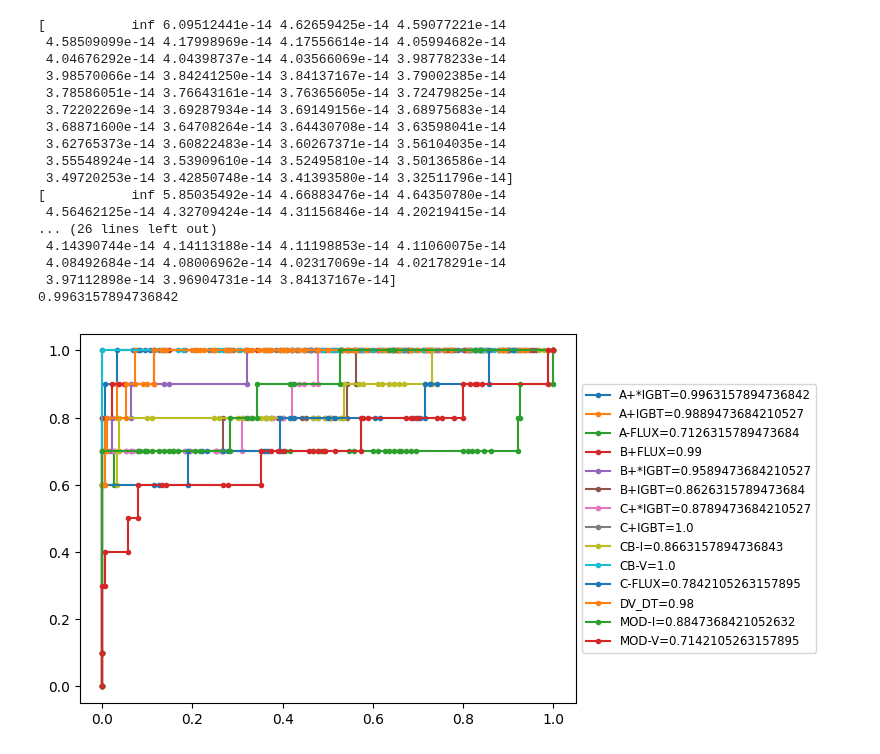
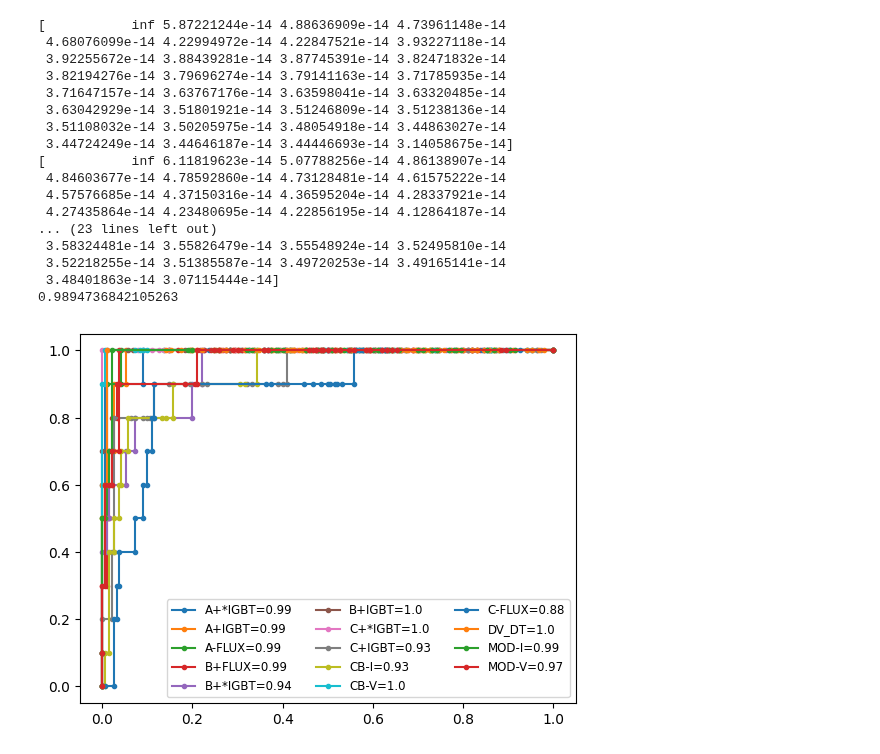
Before and after one commit to weso500/IOT-Anomaly-Detection, a Jupyter notebook: Second_Level_AUC_Generation.ipynb, the cells around one changed output. Drawn from its saved outputs; the diff is of its cells as text; code cells hidden in the pictures.

```diff
--- a/Second_Level_AUC_Generation.ipynb
+++ b/Second_Level_AUC_Generation.ipynb
@@ -3,7 +3,7 @@
 # %%
 import pandas as pd
 
-df = pd.read_csv('/content/AUC Generation Second Level Normaltrain.csv')
+df = pd.read_csv('/content/AUC Generation Second Level Maskedtrain.csv')
 print(df.head)
 # %% [output]
 <bound method NDFrame.head of      A+_IGBT-IMSE   A+IGBT-IMSE     A-FLUXMSE    B+_FLUXMSE    B+_IGBTMSE  \
@@ -48,60 +48,60 @@ fpr13, tpr13, thresholds13 = metrics.roc_curve(df['Target'], df['MOD-VMSE'] , po
 auc = metrics.auc(fpr, tpr)
 auc1 = metrics.auc(fpr1, tpr1)
 auc2 = metrics.auc(fpr2, tpr2)
 auc3 = metrics.auc(fpr3, tpr3)
 auc4 = metrics.auc(fpr4, tpr4)
 auc5 = metrics.auc(fpr5, tpr5)
 auc6 = metrics.auc(fpr6, tpr6)
 auc7 = metrics.auc(fpr7, tpr7)
 auc8 = metrics.auc(fpr8, tpr8)
 auc9 = metrics.auc(fpr9, tpr9)
 auc10 = metrics.auc(fpr10, tpr10)
 auc11 = metrics.auc(fpr11, tpr11)
 auc12 = metrics.auc(fpr12, tpr12)
 auc13 = metrics.auc(fpr13, tpr13)
 print(auc)
 
 #plt.figure(0).clf()
 #fpr, tpr, _ = metrics.roc_curve(y_test, prediction_loss)
 #auc = round(metrics.roc_auc_score(y_test, prediction_loss), 4)
-plt.plot(fpr,tpr,marker='.',label="A+*IGBT="+str(auc))
-plt.plot(fpr1,tpr1,marker='.',label="A+IGBT="+str(auc1))
-plt.plot(fpr2,tpr2,marker='.',label="A-FLUX="+str(auc2))
+plt.plot(fpr,tpr,marker='.',label="A+*IGBT="+str(round(auc, 2)))
+plt.plot(fpr1,tpr1,marker='.',label="A+IGBT="+str(round(auc1, 2)))
+plt.plot(fpr2,tpr2,marker='.',label="A-FLUX="+str(round(auc2, 2)))
 plt.plot(fpr3,tpr3,marker='.',label="B+FLUX="+str(round(auc3, 2)))
-plt.plot(fpr4,tpr4,marker='.',label="B+*IGBT="+str(auc4))
-plt.plot(fpr5,tpr5,marker='.',label="B+IGBT="+str(auc5))
-plt.plot(fpr6,tpr6,marker='.',label="C+*IGBT="+str(auc6))
-plt.plot(fpr7,tpr7,marker='.',label="C+IGBT="+str(auc7))
-plt.plot(fpr8,tpr8,marker='.',label="CB-I="+str(auc8))
+plt.plot(fpr4,tpr4,marker='.',label="B+*IGBT="+str(round(auc4, 2)))
+plt.plot(fpr5,tpr5,marker='.',label="B+IGBT="+str(round(auc5, 2)))
+plt.plot(fpr6,tpr6,marker='.',label="C+*IGBT="+str(round(auc6, 2)))
+plt.plot(fpr7,tpr7,marker='.',label="C+IGBT="+str(round(auc7, 2)))
+plt.plot(fpr8,tpr8,marker='.',label="CB-I="+str(round(auc8, 2)))
 plt.plot(fpr9,tpr9,marker='.',label="CB-V="+str(round(auc9, 2)))
-plt.plot(fpr10,tpr10,marker='.',label="C-FLUX="+str(auc10))
+plt.plot(fpr10,tpr10,marker='.',label="C-FLUX="+str(round(auc10, 2)))
 plt.plot(fpr11,tpr11,marker='.',label="DV_DT="+str(round(auc11, 2)))
-plt.plot(fpr12,tpr12,marker='.',label="MOD-I="+str(auc12))
-plt.plot(fpr13,tpr13,marker='.',label="MOD-V="+str(auc13))
+plt.plot(fpr12,tpr12,marker='.',label="MOD-I="+str(round(auc12, 2)))
+plt.plot(fpr13,tpr13,marker='.',label="MOD-V="+str(round(auc13, 2)))
 #plt.legend(loc='lower right', prop={'size': 5.8})
 # Place legend outside the plot
-plt.legend(loc='center left', bbox_to_anchor=(1, 0.5), fontsize=8.5)
+plt.legend( fontsize=8.5, ncols=3)
 
 # Adjust the position of the plot to make room for the legend
 # This setting moves the plot leftwards, reducing its width
 #plt.set_position([0.1, 0.1, 0.6, 0.8])  # [left, bottom, width, height]
 plt.show()
 # %% [output]
-[           inf 6.09512441e-14 4.62659425e-14 4.59077221e-14
- 4.58509099e-14 4.17998969e-14 4.17556614e-14 4.05994682e-14
- 4.04676292e-14 4.04398737e-14 4.03566069e-14 3.98778233e-14
- 3.98570066e-14 3.84241250e-14 3.84137167e-14 3.79002385e-14
- 3.78586051e-14 3.76643161e-14 3.76365605e-14 3.72479825e-14
- 3.72202269e-14 3.69287934e-14 3.69149156e-14 3.68975683e-14
- 3.68871600e-14 3.64708264e-14 3.64430708e-14 3.63598041e-14
- 3.62765373e-14 3.60822483e-14 3.60267371e-14 3.56104035e-14
- 3.55548924e-14 3.53909610e-14 3.52495810e-14 3.50136586e-14
- 3.49720253e-14 3.42850748e-14 3.41393580e-14 3.32511796e-14]
-[           inf 5.85035492e-14 4.66883476e-14 4.64350780e-14
- 4.56462125e-14 4.32709424e-14 4.31156846e-14 4.20219415e-14
-... (26 lines left out)
- 4.14390744e-14 4.14113188e-14 4.11198853e-14 4.11060075e-14
- 4.08492684e-14 4.08006962e-14 4.02317069e-14 4.02178291e-14
- 3.97112898e-14 3.96904731e-14 3.84137167e-14]
-0.9963157894736842
+[           inf 5.87221244e-14 4.88636909e-14 4.73961148e-14
+ 4.68076099e-14 4.22994972e-14 4.22847521e-14 3.93227118e-14
+ 3.92255672e-14 3.88439281e-14 3.87745391e-14 3.82471832e-14
+ 3.82194276e-14 3.79696274e-14 3.79141163e-14 3.71785935e-14
+ 3.71647157e-14 3.63767176e-14 3.63598041e-14 3.63320485e-14
+ 3.63042929e-14 3.51801921e-14 3.51246809e-14 3.51238136e-14
+ 3.51108032e-14 3.50205975e-14 3.48054918e-14 3.44863027e-14
+ 3.44724249e-14 3.44646187e-14 3.44446693e-14 3.14058675e-14]
+[           inf 6.11819623e-14 5.07788256e-14 4.86138907e-14
+ 4.84603677e-14 4.78592860e-14 4.73128481e-14 4.61575222e-14
+ 4.57576685e-14 4.37150316e-14 4.36595204e-14 4.28337921e-14
+ 4.27435864e-14 4.23480695e-14 4.22856195e-14 4.12864187e-14
+... (23 lines left out)
+ 3.58324481e-14 3.55826479e-14 3.55548924e-14 3.52495810e-14
+ 3.52218255e-14 3.51385587e-14 3.49720253e-14 3.49165141e-14
+ 3.48401863e-14 3.07115444e-14]
+0.9894736842105263
-[figure, old version]
+[figure, new version]
```
Also changed, not shown: parts of 1 cell of this notebook.
